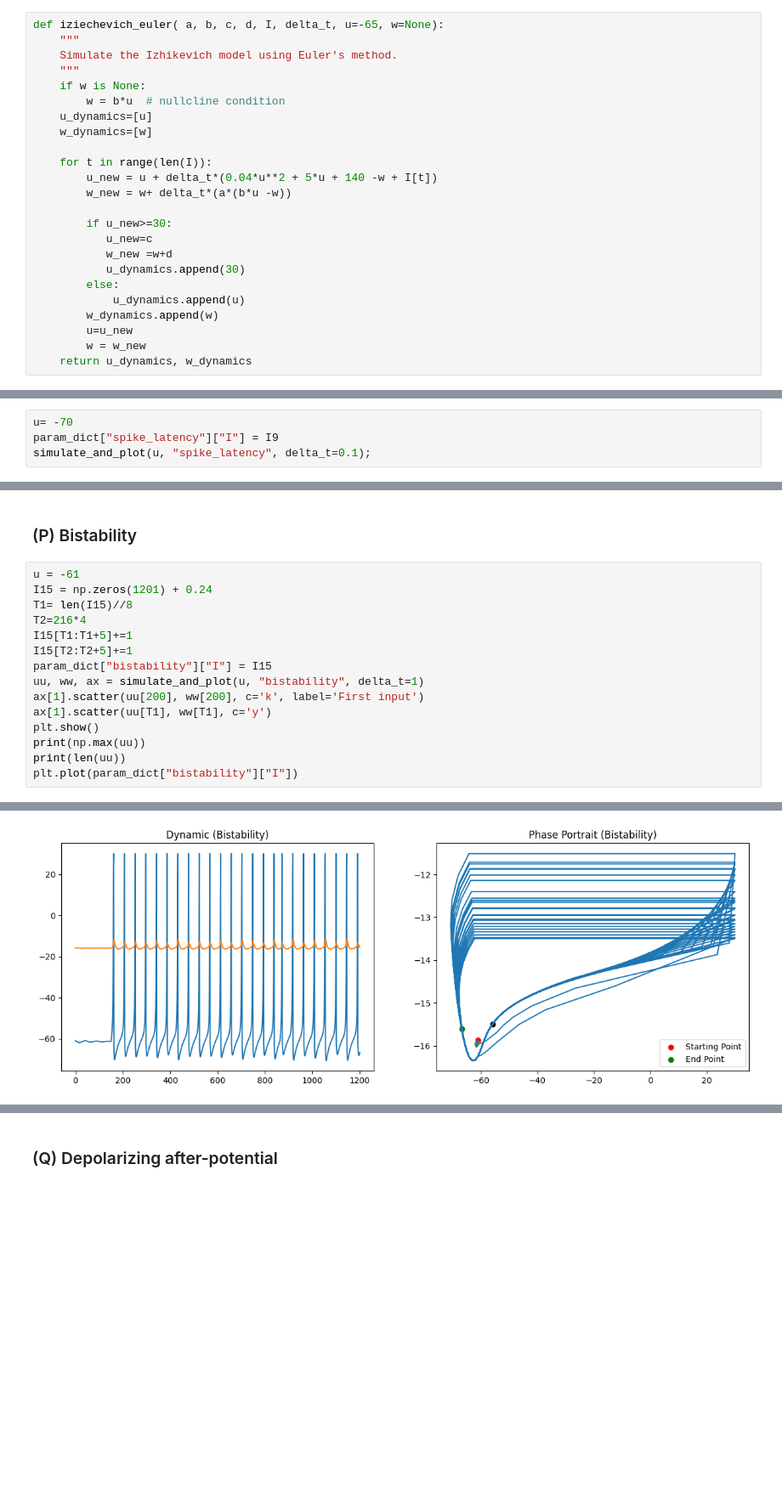
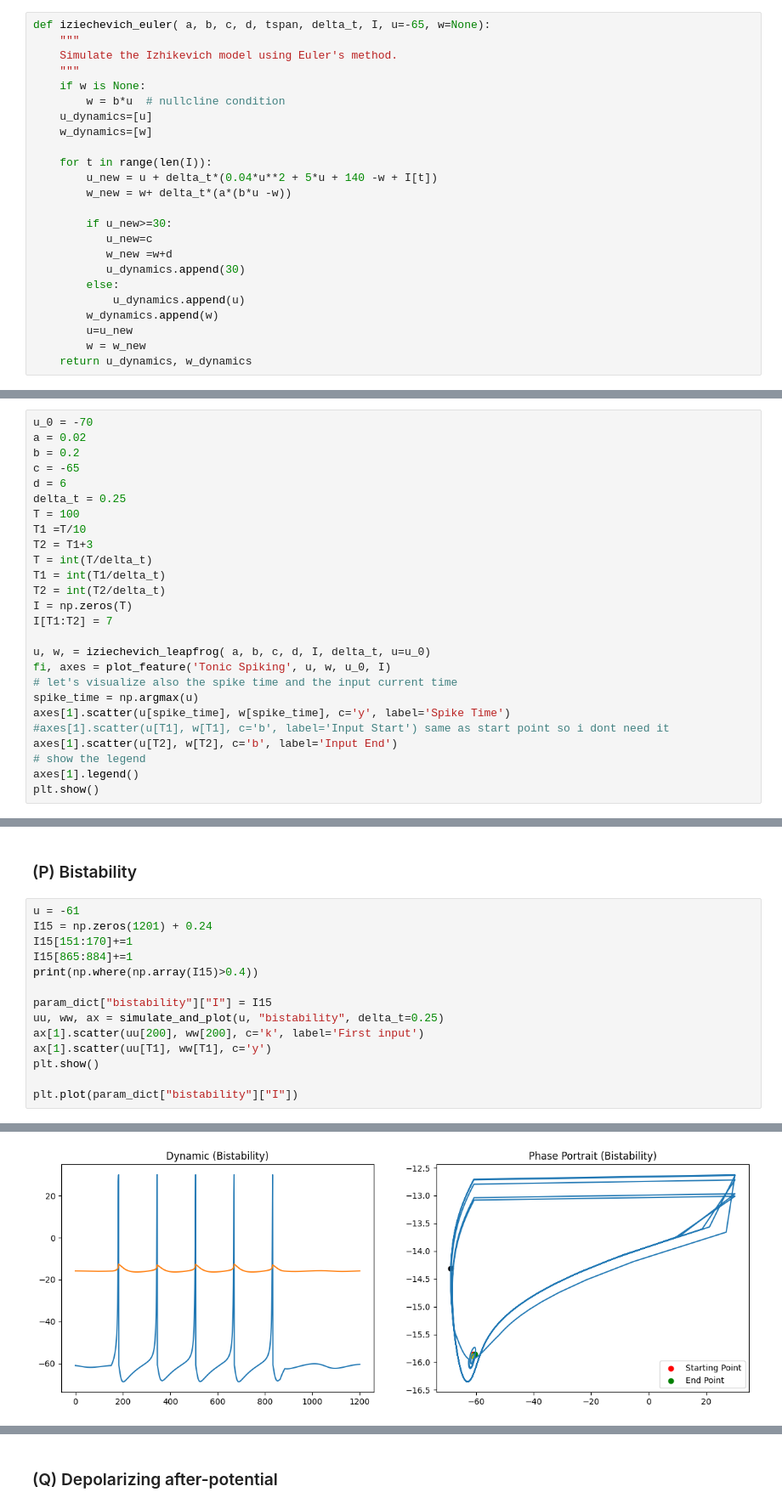
Before and after one commit to g-lago8/ComputationalNeuroScience, a Jupyter notebook: LAB1/assignment1.ipynb, the cells around one changed output, grey strips where cells are left out. Shown at 85% size. Cells and saved outputs as stored; diff of their text form; blank space fills up the shorter version.

```diff
--- a/LAB1/assignment1.ipynb
+++ b/LAB1/assignment1.ipynb
@@ -28,5 +26,5 @@ if $u\geq 30$ then
 # %%
-def iziechevich_euler( a, b, c, d, I, delta_t, u=-65, w=None):
+def iziechevich_euler( a, b, c, d, tspan, delta_t, I, u=-65, w=None):
     """
     Simulate the Izhikevich model using Euler's method.
     """
@@ -337,6 +331,2 @@ plt.plot(param_dict["class_2_excitable"]["I"])
 # %% [markdown]
 ### (I) Spike Latency
-# %%
-u= -70
-param_dict["spike_latency"]["I"] = I9
-simulate_and_plot(u, "spike_latency", delta_t=0.1);
@@ -344,0 +333,26 @@ simulate_and_plot(u, "spike_latency", delta_t=0.1);
+# %%
+u_0 = -70
+a = 0.02
+b = 0.2
+c = -65
+d = 6
+delta_t = 0.25
+T = 100
+T1 =T/10
+T2 = T1+3
+T = int(T/delta_t)
+T1 = int(T1/delta_t)
+T2 = int(T2/delta_t)
+I = np.zeros(T)
+I[T1:T2] = 7
+
+u, w, = iziechevich_leapfrog( a, b, c, d, I, delta_t, u=u_0)
+fi, axes = plot_feature('Tonic Spiking', u, w, u_0, I)
+# let's visualize also the spike time and the input current time
+spike_time = np.argmax(u)
+axes[1].scatter(u[spike_time], w[spike_time], c='y', label='Spike Time')
+#axes[1].scatter(u[T1], w[T1], c='b', label='Input Start') same as start point so i dont need it
+axes[1].scatter(u[T2], w[T2], c='b', label='Input End')
+# show the legend
+axes[1].legend()
+plt.show()
@@ -420,16 +438,15 @@ plt.plot(param_dict["threshold_variability"]["I"])
 # %%
 u = -61
 I15 = np.zeros(1201) + 0.24
-T1= len(I15)//8
-T2=216*4
-I15[T1:T1+5]+=1
-I15[T2:T2+5]+=1
+I15[151:170]+=1
+I15[865:884]+=1
+print(np.where(np.array(I15)>0.4))
+
 param_dict["bistability"]["I"] = I15
-uu, ww, ax = simulate_and_plot(u, "bistability", delta_t=1)
+uu, ww, ax = simulate_and_plot(u, "bistability", delta_t=0.25)
 ax[1].scatter(uu[200], ww[200], c='k', label='First input')
 ax[1].scatter(uu[T1], ww[T1], c='y')
 plt.show()
-print(np.max(uu))
-print(len(uu))
+
 plt.plot(param_dict["bistability"]["I"])
 # %% [output]
@@ -436 +457 @@ plt.plot(param_dict["bistability"]["I"])
-[figure, old version]
+[figure, new version]
```
Also changed, not shown: parts of 39 cells of this notebook, 2 other files.
